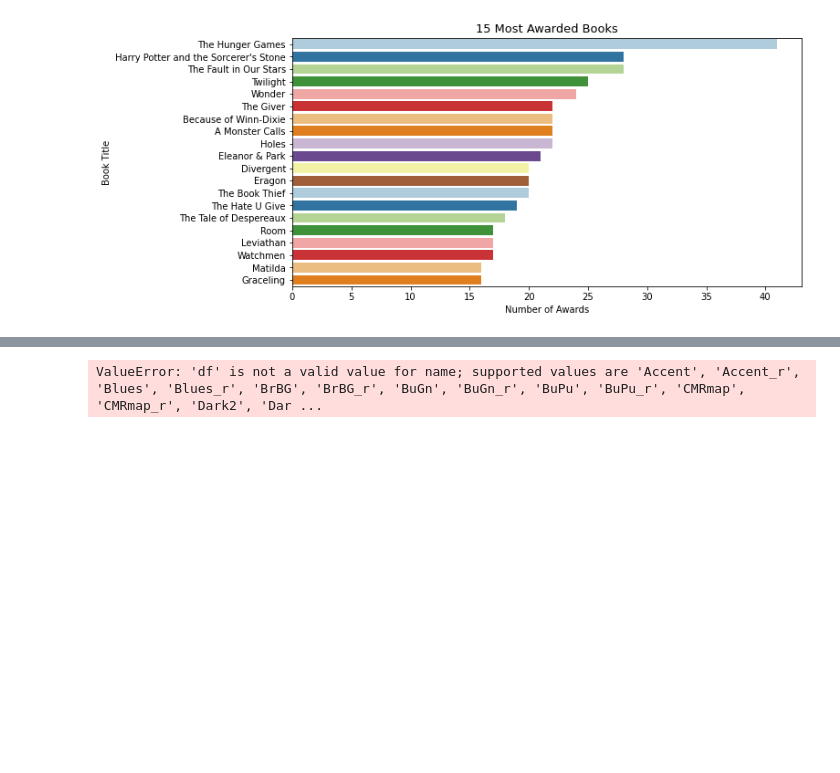
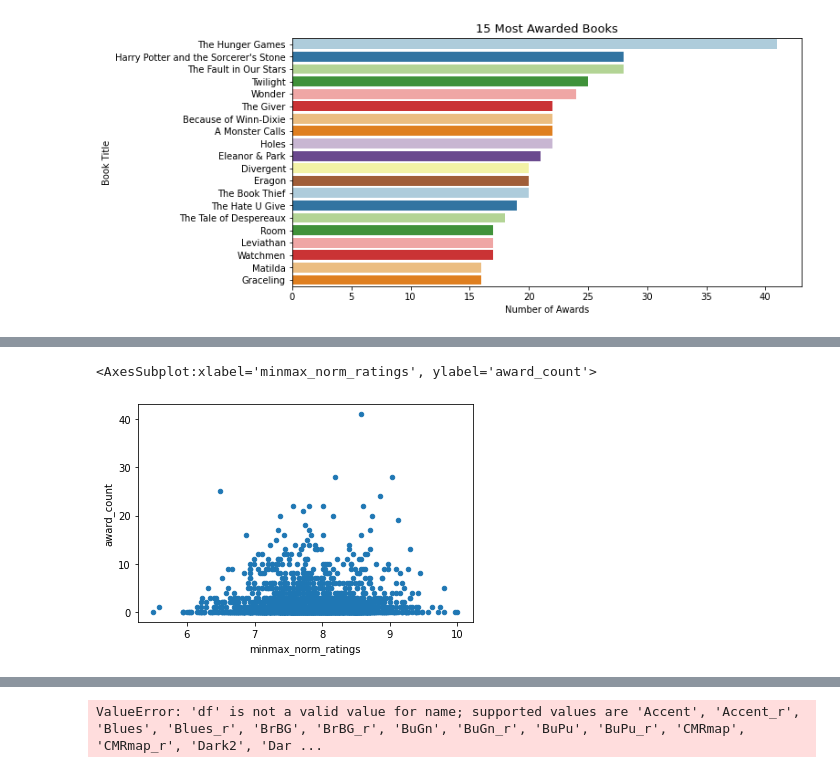
Before and after one commit to fbulbulov/AISpring-exercises, a Jupyter notebook: Build Week 1 GoodReading Project/Data Visualization.ipynb, the cells around one changed output, grey strips where cells are left out. Saved outputs shown, nothing was run; the diff lists cells and outputs as text; code cells hidden in the pictures; blank space fills up the shorter version.

```diff
--- a/Build Week 1 GoodReading Project/Data Visualization.ipynb
+++ b/Build Week 1 GoodReading Project/Data Visualization.ipynb
@@ -137,0 +169,5 @@ plt.show()
+# %%
+df.plot.scatter(y = "award_count", x = "minmax_norm_ratings")
+# %% [output]
+<AxesSubplot:xlabel='minmax_norm_ratings', ylabel='award_count'>
+[figure, added]
```
Also changed, not shown: parts of 12 cells of this notebook, 1 other file.
